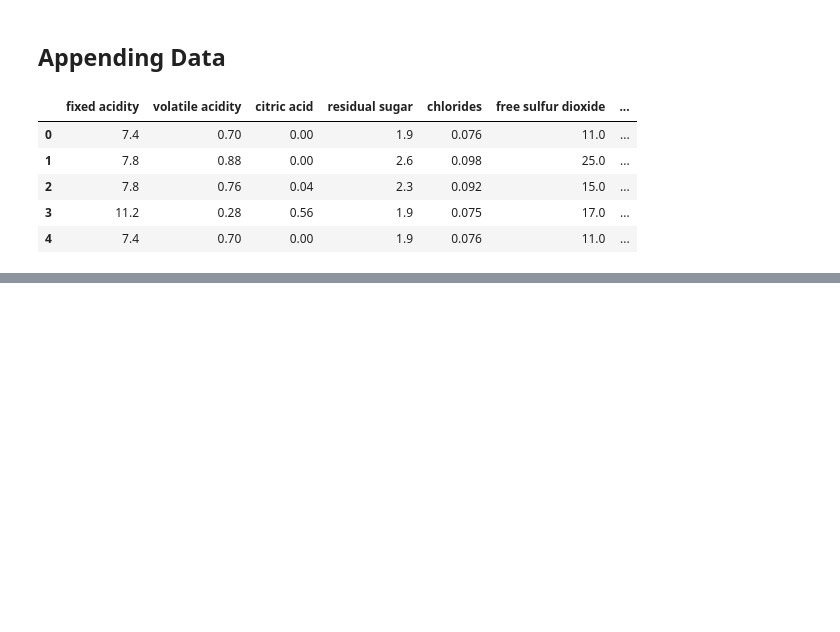
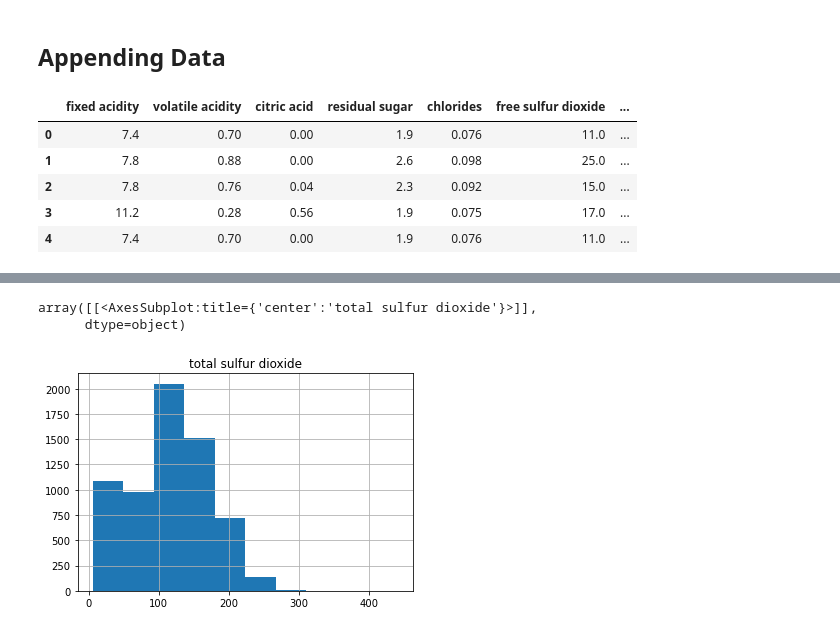
Before and after one commit to viniciuscavalcante1/udacity-data-analyst-nanodegree, a Jupyter notebook: 02-introduction-to-data-analysis/03-the-data-analysis-process-case-study-1/notebook.ipynb, the cells around one changed output, grey strips where cells are left out. Cells and saved outputs as stored; diff of their text form; code cells hidden in the pictures; blank space fills up the shorter version.

```diff
--- a/02-introduction-to-data-analysis/03-the-data-analysis-process-case-study-1/notebook.ipynb
+++ b/02-introduction-to-data-analysis/03-the-data-analysis-process-case-study-1/notebook.ipynb
@@ -142,0 +163,6 @@ df_wine.head()
+# %%
+df_wine[['total sulfur dioxide']].hist()
+# %% [output]
+array([[<AxesSubplot:title={'center':'total sulfur dioxide'}>]],
+      dtype=object)
+[figure, added]
```
Also changed, not shown: parts of 13 cells of this notebook.
